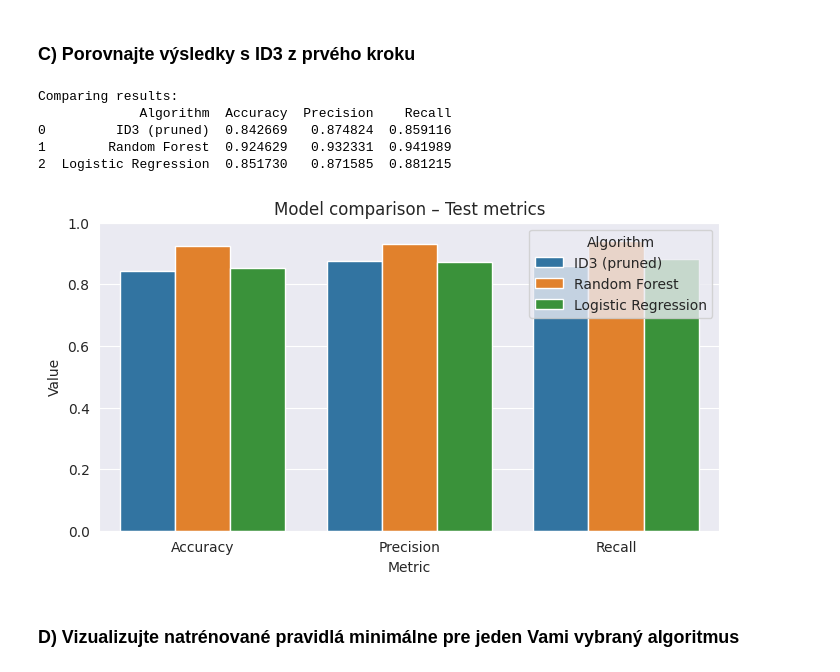
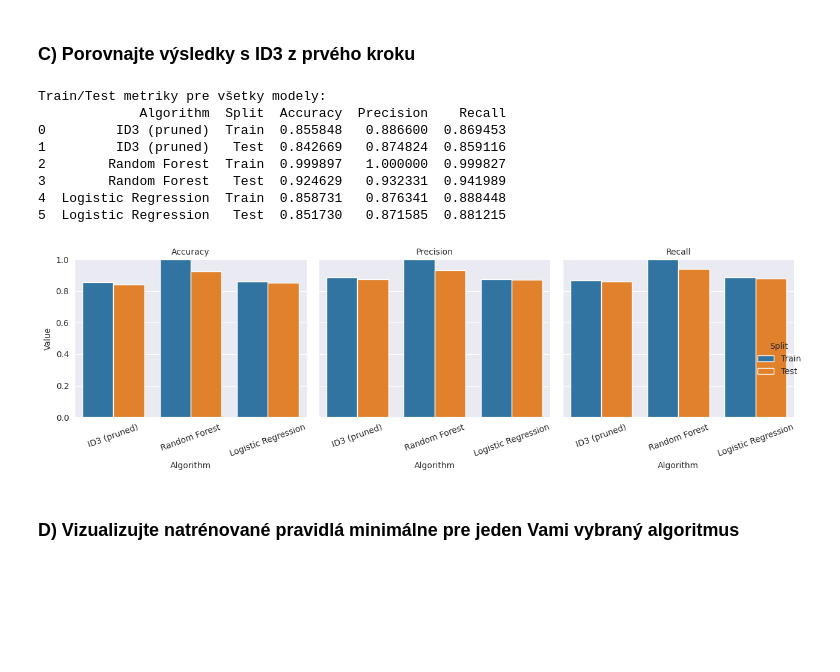
Before and after one commit to simonkubis/IAU_project, a Jupyter notebook: project_part_1.ipynb, the cells around one changed output. Cells and saved outputs as stored; diff of their text form; code cells hidden in the pictures; blank space fills up the shorter version.

```diff
--- a/project_part_1.ipynb
+++ b/project_part_1.ipynb
@@ -1109,39 +1109,60 @@ model nepreučuje dáta a všeobecne dobre generalizuje. Zároveň je vidieť,
 # %% [markdown]
 ### C) Porovnajte výsledky s ID3 z prvého kroku
 # %%
-def extract_test_metrics(metrics, name):
-    m = metrics["Test"]
-    return {
-        "Algorithm": name,
-        "Accuracy": m["accuracy"],
-        "Precision": m["precision"],
-        "Recall": m["recall"]
-    }
+def metrics_to_df(metrics, name):
+    rows = []
+    for split in ["Train", "Test"]:
+        m = metrics[split]
+        rows.append({
+            "Algorithm": name,
+            "Split": split,
+            "Accuracy": m["accuracy"],
+            "Precision": m["precision"],
+            "Recall": m["recall"],
+        })
+        # rows: Train/Test
+    return pd.DataFrame(rows)
 
-results_compare = pd.DataFrame([
-    extract_test_metrics(metrics_pruned, "ID3 (pruned)"),
-    extract_test_metrics(metrics_rf, "Random Forest"),
-    extract_test_metrics(metrics_logreg, "Logistic Regression")
-])
+results_long = pd.concat([
+    metrics_to_df(metrics_pruned, "ID3 (pruned)"),
+    metrics_to_df(metrics_rf, "Random Forest"),
+    metrics_to_df(metrics_logreg, "Logistic Regression"),
+], ignore_index=True)
 
-print("Comparing results:")
-print(results_compare)
+print("Train/Test metriky pre všetky modely:")
+print(results_long)
 
-plt.figure(figsize=(8,4))
-sns.barplot(
-    data=results_compare.melt(id_vars="Algorithm", var_name="Metric", value_name="Value"),
-    x="Metric", y="Value", hue="Algorithm"
+melted = results_long.melt(
+    id_vars=["Algorithm", "Split"],
+    var_name="Metric",
+    value_name="Value"
 )
-plt.ylim(0,1)
-plt.title("Model comparison – Test metrics")
+
+g = sns.catplot(
+    data=melted,
+    x="Algorithm",
+    y="Value",
+    hue="Split",
+    col="Metric",
+    kind="bar",
+    height=4,
+    aspect=1
+)
+g.set(ylim=(0, 1))
+g.set_titles("{col_name}")
+g.set_xticklabels(rotation=20)
+plt.tight_layout()
 plt.show()
 # %% [output]
-Comparing results:
-             Algorithm  Accuracy  Precision    Recall
-0         ID3 (pruned)  0.842669   0.874824  0.859116
-1        Random Forest  0.924629   0.932331  0.941989
-2  Logistic Regression  0.851730   0.871585  0.881215
+Train/Test metriky pre všetky modely:
+             Algorithm  Split  Accuracy  Precision    Recall
+0         ID3 (pruned)  Train  0.855848   0.886600  0.869453
+1         ID3 (pruned)   Test  0.842669   0.874824  0.859116
+2        Random Forest  Train  0.999897   1.000000  0.999827
+3        Random Forest   Test  0.924629   0.932331  0.941989
+4  Logistic Regression  Train  0.858731   0.876341  0.888448
+5  Logistic Regression   Test  0.851730   0.871585  0.881215
-[figure, old version]
+[figure, new version]
 # %% [markdown]
 ### D) Vizualizujte natrénované pravidlá minimálne pre jeden Vami vybraný algoritmus
 # %%
```
Also changed, not shown: parts of 16 cells of this notebook.
